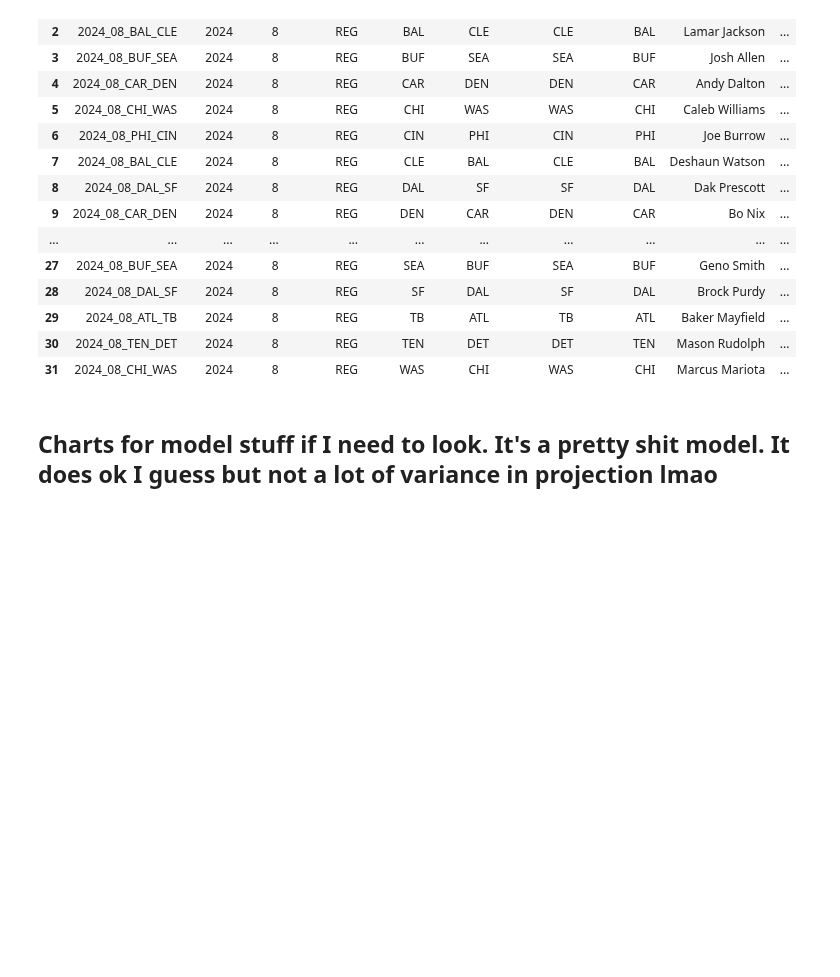
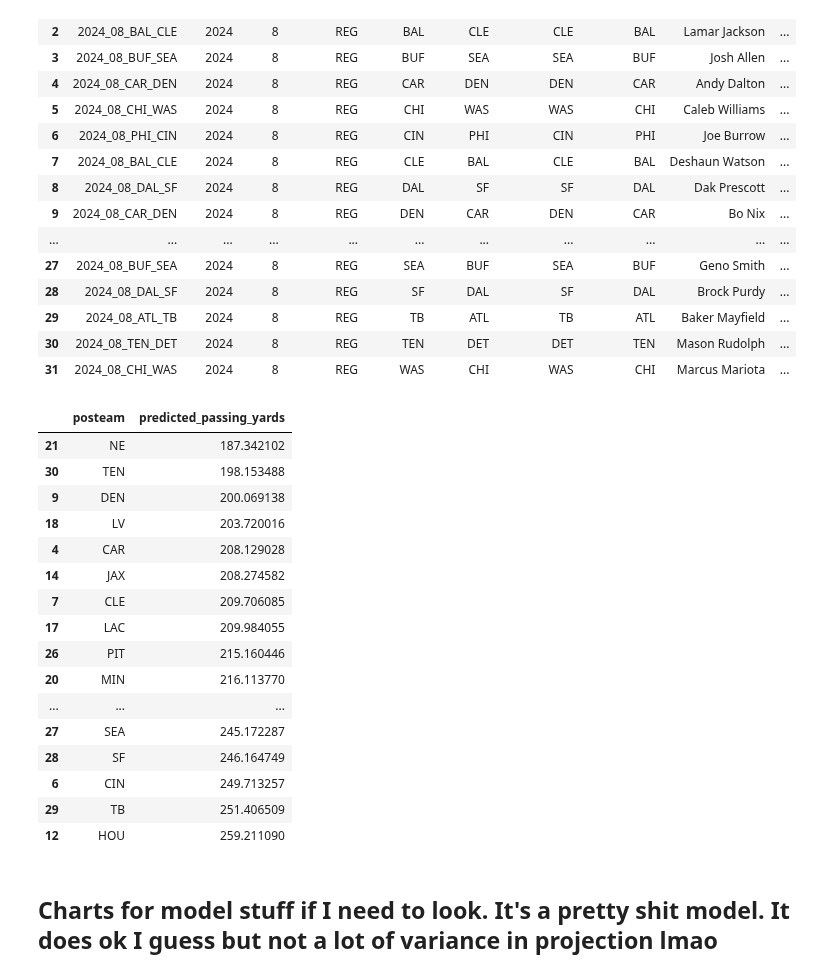
Before and after one commit to bhuggard/CheckTheCover, a Jupyter notebook: testnocom.ipynb, the cells around one changed output. Cells and saved outputs as stored; diff of their text form; code cells hidden in the pictures; blank space fills up the shorter version.

```diff
--- a/testnocom.ipynb
+++ b/testnocom.ipynb
@@ -695,3 +723,27 @@ clean_predictions
 | 29 | 2024_08_ATL_TB | 2024 | 8 | REG | TB | ATL | TB | ATL | Baker Mayfield | ... |
 | 30 | 2024_08_TEN_DET | 2024 | 8 | REG | TEN | DET | DET | TEN | Mason Rudolph | ... |
 | 31 | 2024_08_CHI_WAS | 2024 | 8 | REG | WAS | CHI | WAS | CHI | Marcus Mariota | ... |
+# %%
+# Calculate the mean predicted passing yards for each posteam
+mean_predictions_by_posteam = test_data.groupby('posteam')['predicted_passing_yards'].mean().reset_index()
+
+# If you're using Jupyter, just outputting the dataframe will display it nicely:
+mean_predictions_by_posteam.sort_values(by='predicted_passing_yards')
+# %% [output]
+|  | posteam | predicted_passing_yards |
+| 21 | NE | 187.342102 |
+| 30 | TEN | 198.153488 |
+| 9 | DEN | 200.069138 |
+| 18 | LV | 203.720016 |
+| 4 | CAR | 208.129028 |
+| 14 | JAX | 208.274582 |
+| 7 | CLE | 209.706085 |
+| 17 | LAC | 209.984055 |
+| 26 | PIT | 215.160446 |
+| 20 | MIN | 216.113770 |
+| ... | ... | ... |
+| 27 | SEA | 245.172287 |
+| 28 | SF | 246.164749 |
+| 6 | CIN | 249.713257 |
+| 29 | TB | 251.406509 |
+| 12 | HOU | 259.211090 |
```
Also changed, not shown: parts of 5 cells of this notebook.
